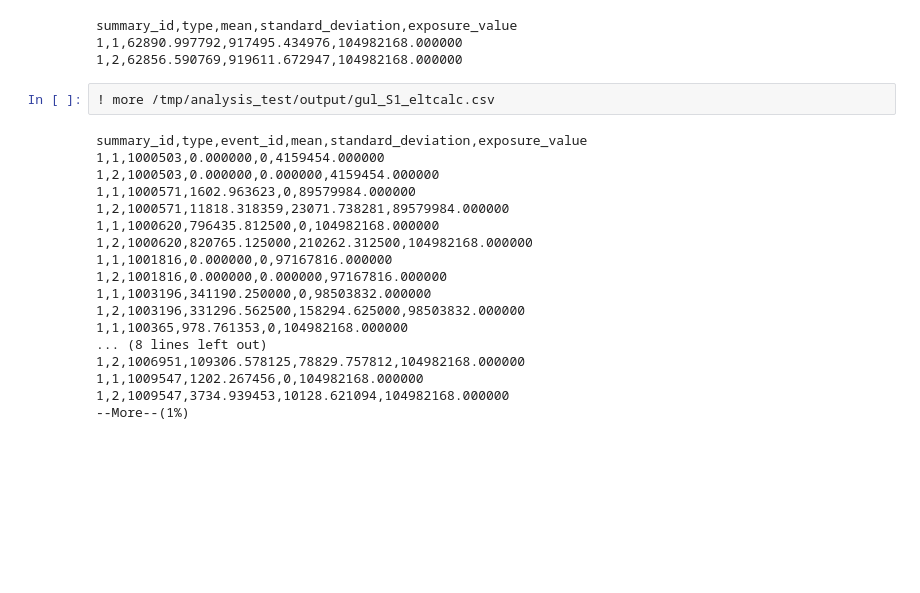
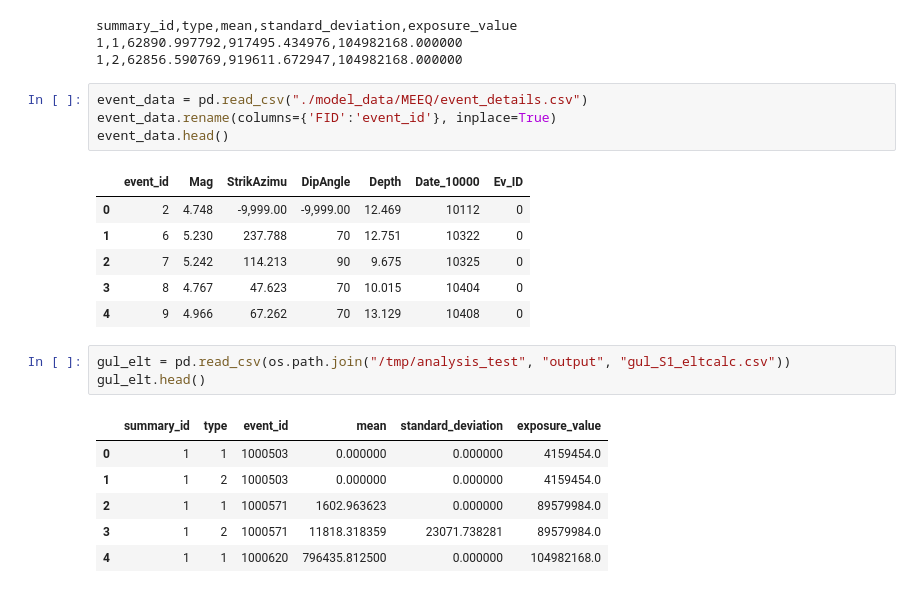
Before and after one commit to OasisLMF/ZurichWorkshop2018, a Jupyter notebook: excercise2.ipynb, the cells around one changed output. Cells and saved outputs as stored; diff of their text form; blank space fills up the shorter version.

```diff
--- a/excercise2.ipynb
+++ b/excercise2.ipynb
@@ -492,23 +467,24 @@ show(p)
 summary_id,type,mean,standard_deviation,exposure_value
 1,1,62890.997792,917495.434976,104982168.000000
 1,2,62856.590769,919611.672947,104982168.000000
+# %%
+event_data = pd.read_csv("./model_data/MEEQ/event_details.csv")
+event_data.rename(columns={'FID':'event_id'}, inplace=True)
+event_data.head()
+# %% [output]
+|  | event_id | Mag | StrikAzimu | DipAngle | Depth | Date_10000 | Ev_ID |
+| 0 | 2 | 4.748 | -9,999.00 | -9,999.00 | 12.469 | 10112 | 0 |
+| 1 | 6 | 5.230 | 237.788 | 70 | 12.751 | 10322 | 0 |
+| 2 | 7 | 5.242 | 114.213 | 90 | 9.675 | 10325 | 0 |
+| 3 | 8 | 4.767 | 47.623 | 70 | 10.015 | 10404 | 0 |
+| 4 | 9 | 4.966 | 67.262 | 70 | 13.129 | 10408 | 0 |
 # %%
-! more /tmp/analysis_test/output/gul_S1_eltcalc.csv
+gul_elt = pd.read_csv(os.path.join("/tmp/analysis_test", "output", "gul_S1_eltcalc.csv"))
+gul_elt.head()
 # %% [output]
-summary_id,type,event_id,mean,standard_deviation,exposure_value
-1,1,1000503,0.000000,0,4159454.000000
-1,2,1000503,0.000000,0.000000,4159454.000000
-1,1,1000571,1602.963623,0,89579984.000000
-1,2,1000571,11818.318359,23071.738281,89579984.000000
-1,1,1000620,796435.812500,0,104982168.000000
-1,2,1000620,820765.125000,210262.312500,104982168.000000
-1,1,1001816,0.000000,0,97167816.000000
-1,2,1001816,0.000000,0.000000,97167816.000000
-1,1,1003196,341190.250000,0,98503832.000000
-1,2,1003196,331296.562500,158294.625000,98503832.000000
-1,1,100365,978.761353,0,104982168.000000
-... (8 lines left out)
-1,2,1006951,109306.578125,78829.757812,104982168.000000
-1,1,1009547,1202.267456,0,104982168.000000
-1,2,1009547,3734.939453,10128.621094,104982168.000000
---More--(1%)
+|  | summary_id | type | event_id | mean | standard_deviation | exposure_value |
+| 0 | 1 | 1 | 1000503 | 0.000000 | 0.000000 | 4159454.0 |
+| 1 | 1 | 2 | 1000503 | 0.000000 | 0.000000 | 4159454.0 |
+| 2 | 1 | 1 | 1000571 | 1602.963623 | 0.000000 | 89579984.0 |
+| 3 | 1 | 2 | 1000571 | 11818.318359 | 23071.738281 | 89579984.0 |
+| 4 | 1 | 1 | 1000620 | 796435.812500 | 0.000000 | 104982168.0 |
```
Also changed, not shown: parts of 5 cells of this notebook, 1 other file.
